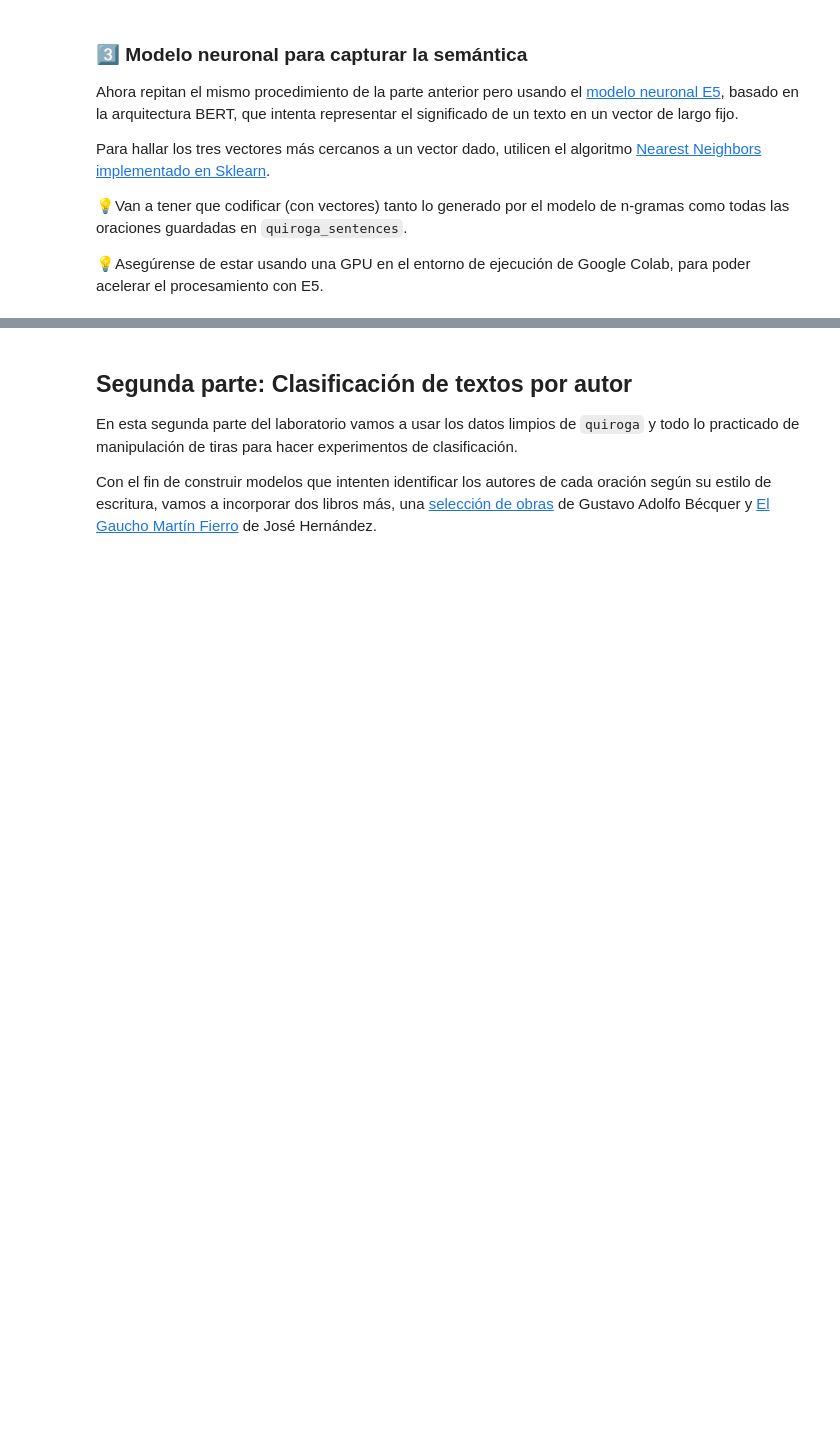
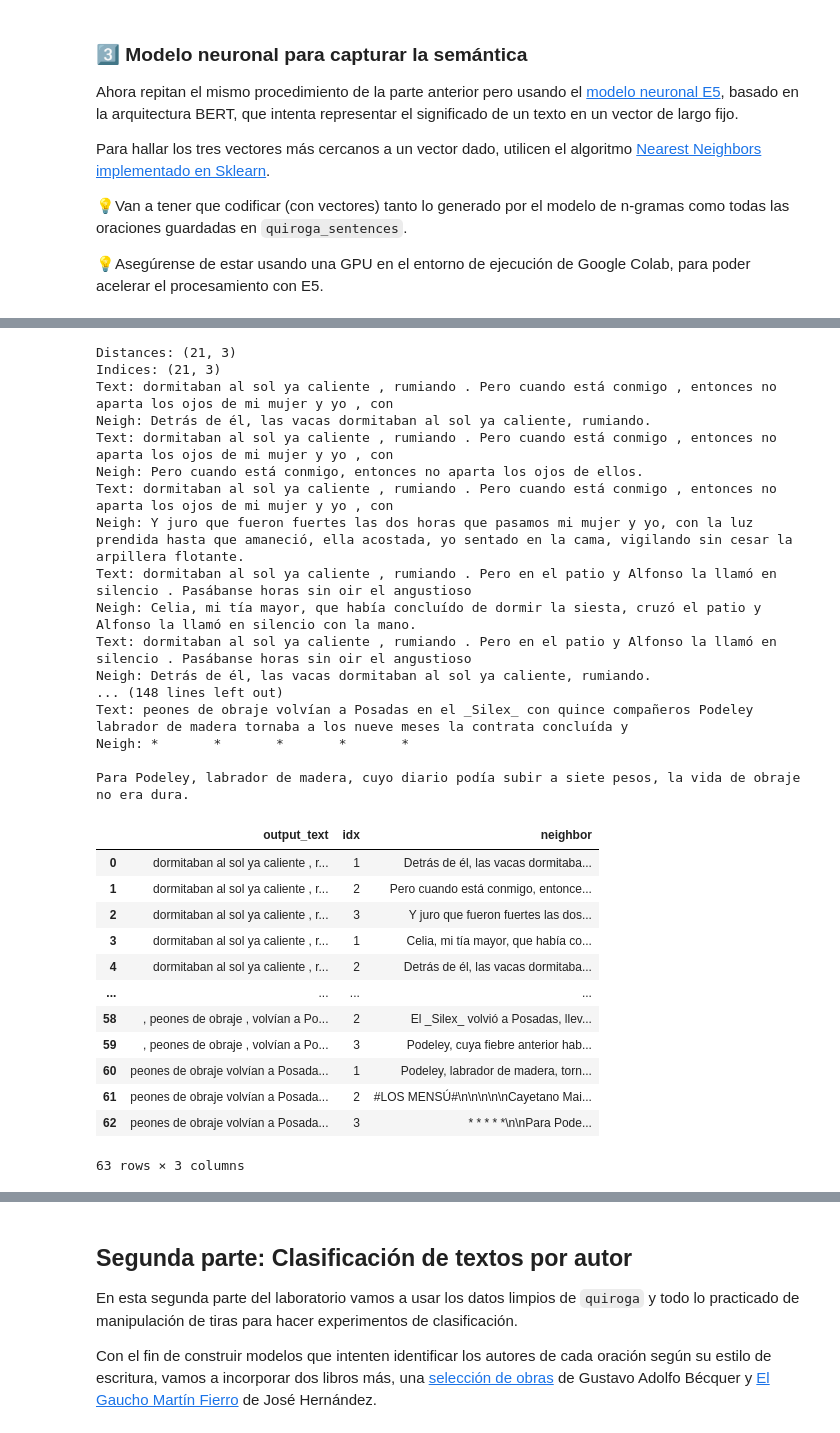
Before and after one commit to efviodo/mcdaa-intro-pln, a Jupyter notebook: notebooks/Lab_2024_Letra.ipynb, the cells around one changed output, grey strips where cells are left out. Saved outputs shown, nothing was run; the diff lists cells and outputs as text; code cells hidden in the pictures; blank space fills up the shorter version.

```diff
--- a/notebooks/Lab_2024_Letra.ipynb
+++ b/notebooks/Lab_2024_Letra.ipynb
@@ -415,0 +582,45 @@ df
+# %%
+from sentence_transformers import SentenceTransformer
+
+model = SentenceTransformer('intfloat/multilingual-e5-large')
+
+input_texts = df_1["output"].to_list()
+texts_embeddings = model.encode(input_texts, normalize_embeddings=True)
+quiroga_embeddings = model.encode(quiroga_sentences, normalize_embeddings=True)
+
+predictions = get_knn_using_sklearn(texts_embeddings, quiroga_embeddings, torch_tensor=False)
+
+# Creo DataFrame
+df_4 = pd.DataFrame(predictions, columns=["output_text", "idx", "neighbor"])
+df_4
+# %% [output]
+Distances: (21, 3)
+Indices: (21, 3)
+Text: dormitaban al sol ya caliente , rumiando . Pero cuando está conmigo , entonces no aparta los ojos de mi mujer y yo , con
+Neigh: Detrás de él, las vacas dormitaban al sol ya caliente, rumiando.
+Text: dormitaban al sol ya caliente , rumiando . Pero cuando está conmigo , entonces no aparta los ojos de mi mujer y yo , con
+Neigh: Pero cuando está conmigo, entonces no aparta los ojos de ellos.
+Text: dormitaban al sol ya caliente , rumiando . Pero cuando está conmigo , entonces no aparta los ojos de mi mujer y yo , con
+Neigh: Y juro que fueron fuertes las dos horas que pasamos mi mujer y yo, con la luz prendida hasta que amaneció, ella acostada, yo sentado en la cama, vigilando sin cesar la arpillera flotante.
+Text: dormitaban al sol ya caliente , rumiando . Pero en el patio y Alfonso la llamó en silencio . Pasábanse horas sin oir el angustioso
+Neigh: Celia, mi tía mayor, que había concluído de dormir la siesta, cruzó el patio y Alfonso la llamó en silencio con la mano.
+Text: dormitaban al sol ya caliente , rumiando . Pero en el patio y Alfonso la llamó en silencio . Pasábanse horas sin oir el angustioso
+Neigh: Detrás de él, las vacas dormitaban al sol ya caliente, rumiando.
+... (148 lines left out)
+Text: peones de obraje volvían a Posadas en el _Silex_ con quince compañeros Podeley labrador de madera tornaba a los nueve meses la contrata concluída y
+Neigh: *       *       *       *       *
+
+Para Podeley, labrador de madera, cuyo diario podía subir a siete pesos, la vida de obraje no era dura.
+|  | output_text | idx | neighbor |
+| 0 | dormitaban al sol ya caliente , r... | 1 | Detrás de él, las vacas dormitaba... |
+| 1 | dormitaban al sol ya caliente , r... | 2 | Pero cuando está conmigo, entonce... |
+| 2 | dormitaban al sol ya caliente , r... | 3 | Y juro que fueron fuertes las dos... |
+| 3 | dormitaban al sol ya caliente , r... | 1 | Celia, mi tía mayor, que había co... |
+| 4 | dormitaban al sol ya caliente , r... | 2 | Detrás de él, las vacas dormitaba... |
+| ... | ... | ... | ... |
+| 58 | , peones de obraje , volvían a Po... | 2 | El _Silex_ volvió a Posadas, llev... |
+| 59 | , peones de obraje , volvían a Po... | 3 | Podeley, cuya fiebre anterior hab... |
+| 60 | peones de obraje volvían a Posada... | 1 | Podeley, labrador de madera, torn... |
+| 61 | peones de obraje volvían a Posada... | 2 | #LOS MENSÚ#\n\n\n\n\nCayetano Mai... |
+| 62 | peones de obraje volvían a Posada... | 3 | * * * * *\n\nPara Pode... |
+63 rows × 3 columns
```
Also changed, not shown: parts of 49 cells of this notebook, 1 other file.
